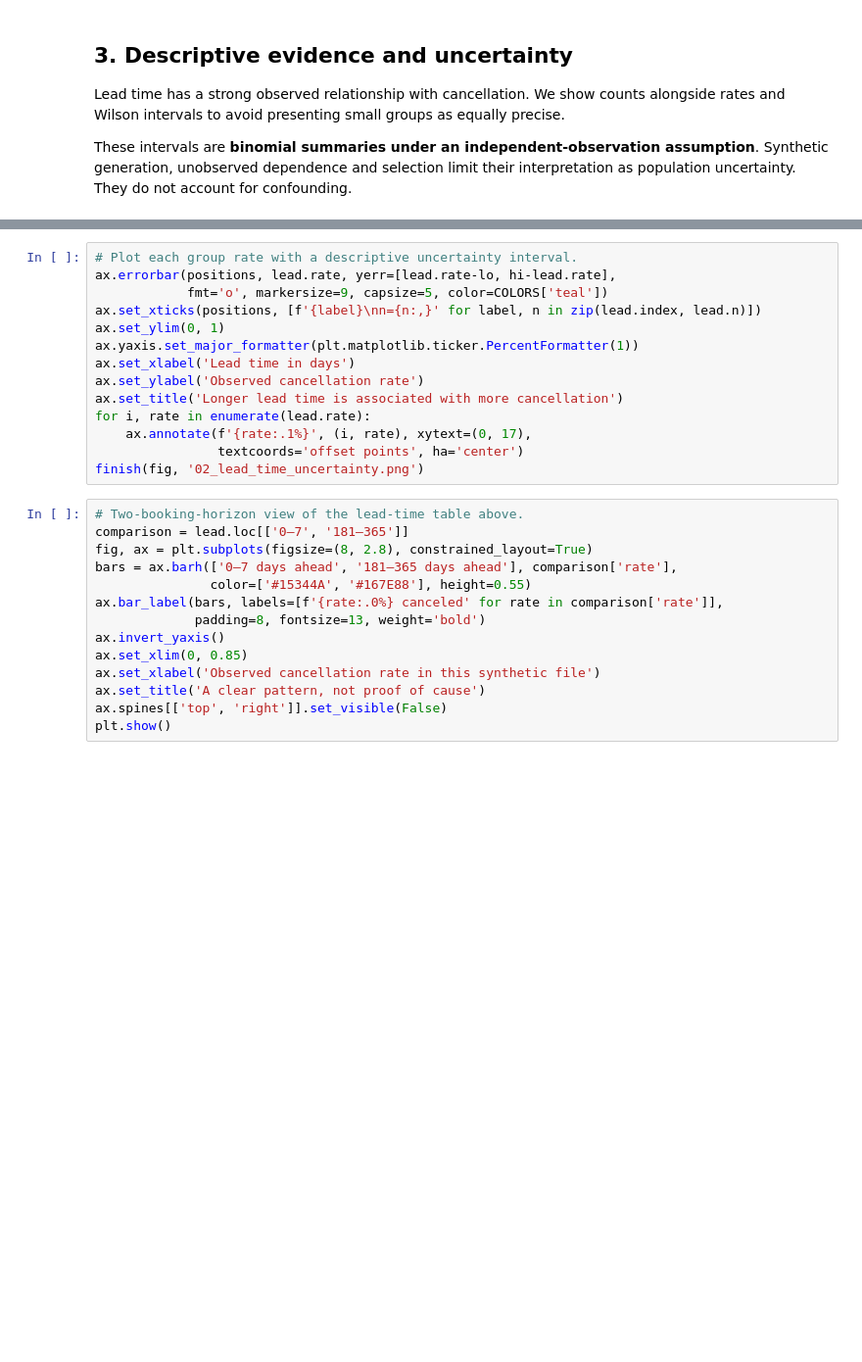
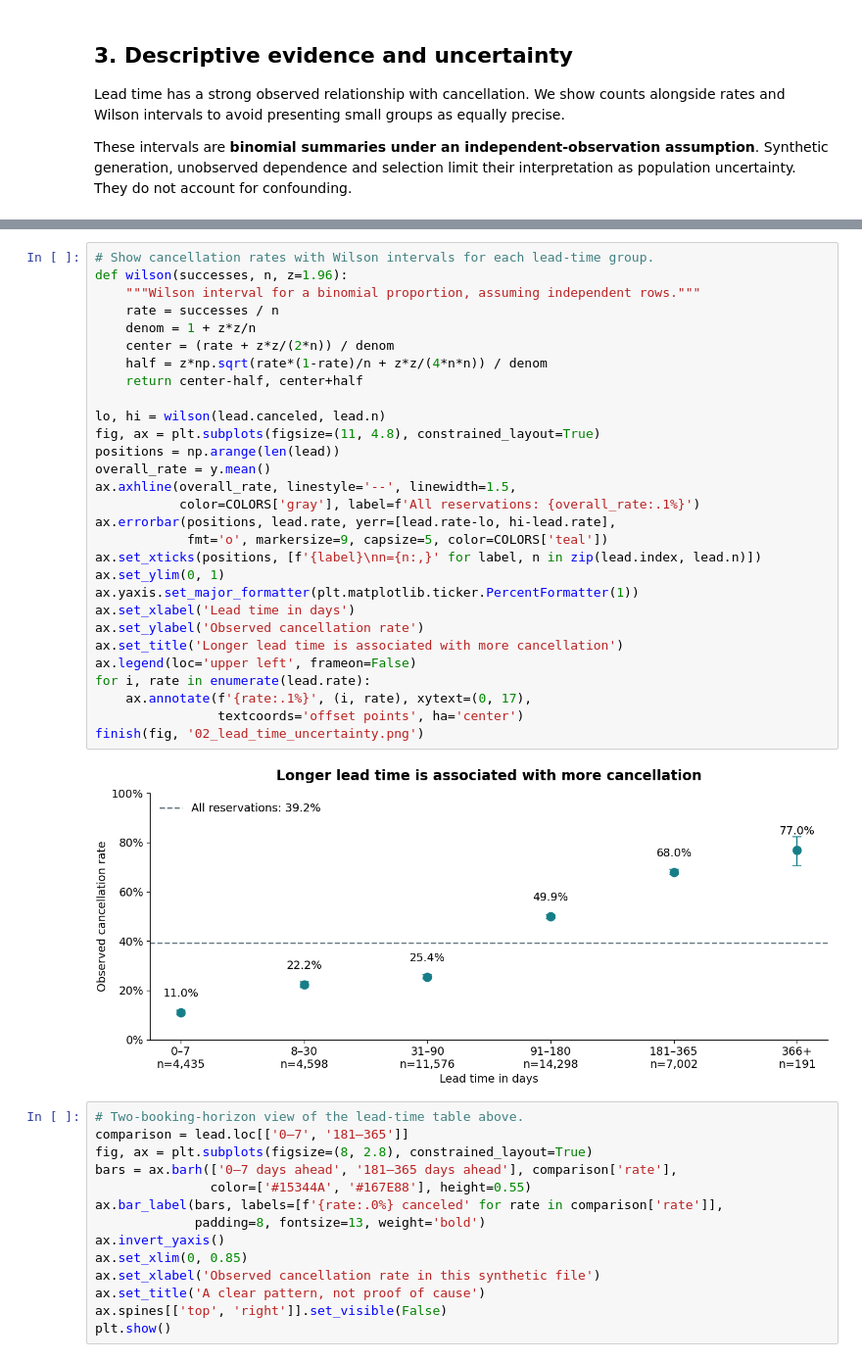
Before and after one commit to Connerj1234/CIS-8005-Project---Jalen-Conner, a Jupyter notebook: Graduate_Cancellation_Presentation_Explained.ipynb, the cells around one changed output, grey strips where cells are left out. Shown at 98% size. Drawn from its saved outputs; the diff is of its cells as text; blank space fills up the shorter version.

```diff
--- a/Graduate_Cancellation_Presentation_Explained.ipynb
+++ b/Graduate_Cancellation_Presentation_Explained.ipynb
@@ -230,17 +213,34 @@ display(lead.round(4))
 # %%
-# Plot each group rate with a descriptive uncertainty interval.
+# Show cancellation rates with Wilson intervals for each lead-time group.
+def wilson(successes, n, z=1.96):
+    """Wilson interval for a binomial proportion, assuming independent rows."""
+    rate = successes / n
+    denom = 1 + z*z/n
+    center = (rate + z*z/(2*n)) / denom
+    half = z*np.sqrt(rate*(1-rate)/n + z*z/(4*n*n)) / denom
+    return center-half, center+half
+
+lo, hi = wilson(lead.canceled, lead.n)
+fig, ax = plt.subplots(figsize=(11, 4.8), constrained_layout=True)
+positions = np.arange(len(lead))
+overall_rate = y.mean()
+ax.axhline(overall_rate, linestyle='--', linewidth=1.5,
+           color=COLORS['gray'], label=f'All reservations: {overall_rate:.1%}')
 ax.errorbar(positions, lead.rate, yerr=[lead.rate-lo, hi-lead.rate],
             fmt='o', markersize=9, capsize=5, color=COLORS['teal'])
 ax.set_xticks(positions, [f'{label}\nn={n:,}' for label, n in zip(lead.index, lead.n)])
 ax.set_ylim(0, 1)
 ax.yaxis.set_major_formatter(plt.matplotlib.ticker.PercentFormatter(1))
 ax.set_xlabel('Lead time in days')
 ax.set_ylabel('Observed cancellation rate')
 ax.set_title('Longer lead time is associated with more cancellation')
+ax.legend(loc='upper left', frameon=False)
 for i, rate in enumerate(lead.rate):
     ax.annotate(f'{rate:.1%}', (i, rate), xytext=(0, 17),
                 textcoords='offset points', ha='center')
 finish(fig, '02_lead_time_uncertainty.png')
+# %% [output]
+[figure, added]
 # %%
 # Two-booking-horizon view of the lead-time table above.
 comparison = lead.loc[['0–7', '181–365']]
```
Also changed, not shown: parts of 26 cells of this notebook.
